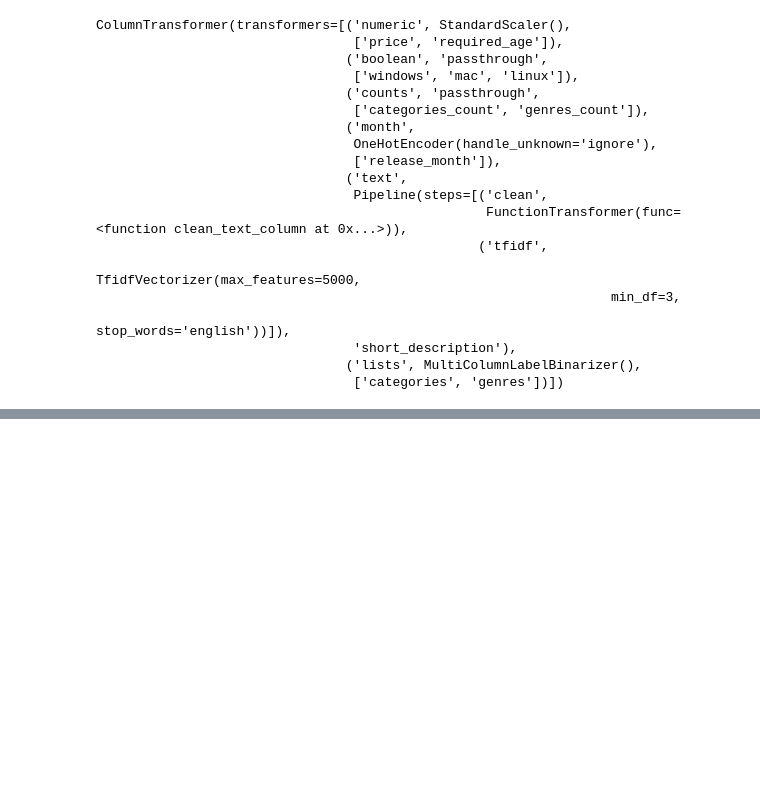
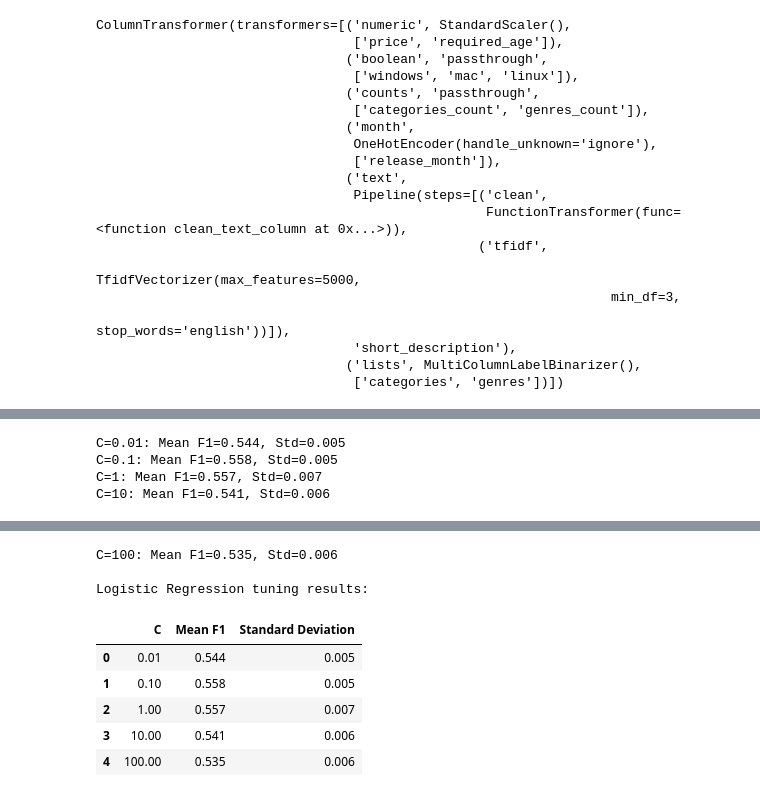
Before and after one commit to zaokemo/Blir-spelet-en-hit-F-rutsp-framg-ng-f-r-Steam-spel, a Jupyter notebook: notebooks/06_model_battle_abdullan.ipynb, the cells around one changed output, grey strips where cells are left out. Cells and saved outputs as stored; diff of their text form; code cells hidden in the pictures; blank space fills up the shorter version.

```diff
--- a/notebooks/06_model_battle_abdullan.ipynb
+++ b/notebooks/06_model_battle_abdullan.ipynb
@@ -219,0 +401,13 @@ ColumnTransformer(transformers=[('numeric', StandardScaler(),
+# %%
+# Inspect the columns used by the M5 preprocessor
+
+print("M5 preprocessing pipeline:")
+print(m5_pipeline.named_steps["preprocessor"])
+
+print("\nFeatures used by the preprocessor:")
+
+for name, transformer, columns in (
+    m5_pipeline.named_steps["preprocessor"].transformers
+):
+    print(f"\n{name}:")
+    print(columns)
@@ -219,0 +534,49 @@ ColumnTransformer(transformers=[('numeric', StandardScaler(),
+# %%
+from sklearn.base import clone
+from sklearn.model_selection import cross_val_score
+
+C_values = [0.01, 0.1, 1, 10, 100]
+
+logistic_results = []
+
+for c in C_values:
+
+    model = Pipeline([
+        ("preprocessor", clone(m5_pipeline.named_steps["preprocessor"])),
+        ("classifier", LogisticRegression(
+            C=c,
+            max_iter=1000,
+            class_weight="balanced",
+            random_state=42
+        ))
+    ])
+
+    scores = cross_val_score(
+        model,
+        X_dev,
+        y_dev,
+        cv=cv,
+        scoring="f1",
+        n_jobs=1
+    )
+
+    logistic_results.append({
+        "C": c,
+        "Mean F1": scores.mean(),
+        "Standard Deviation": scores.std()
+    })
+
+    print(
+        f"C={c}: Mean F1={scores.mean():.3f}, "
+        f"Std={scores.std():.3f}"
+    )
+
+logistic_results_df = pd.DataFrame(logistic_results)
+
+print("\nLogistic Regression tuning results:")
+display(logistic_results_df.round(3))
+# %% [output]
+C=0.01: Mean F1=0.544, Std=0.005
+C=0.1: Mean F1=0.558, Std=0.005
+C=1: Mean F1=0.557, Std=0.007
+C=10: Mean F1=0.541, Std=0.006
@@ -219,0 +600,9 @@ ColumnTransformer(transformers=[('numeric', StandardScaler(),
+C=100: Mean F1=0.535, Std=0.006
+
+Logistic Regression tuning results:
+|  | C | Mean F1 | Standard Deviation |
+| 0 | 0.01 | 0.544 | 0.005 |
+| 1 | 0.10 | 0.558 | 0.005 |
+| 2 | 1.00 | 0.557 | 0.007 |
+| 3 | 10.00 | 0.541 | 0.006 |
+| 4 | 100.00 | 0.535 | 0.006 |
```
Also changed, not shown: parts of 28 cells of this notebook, 1 other file.
